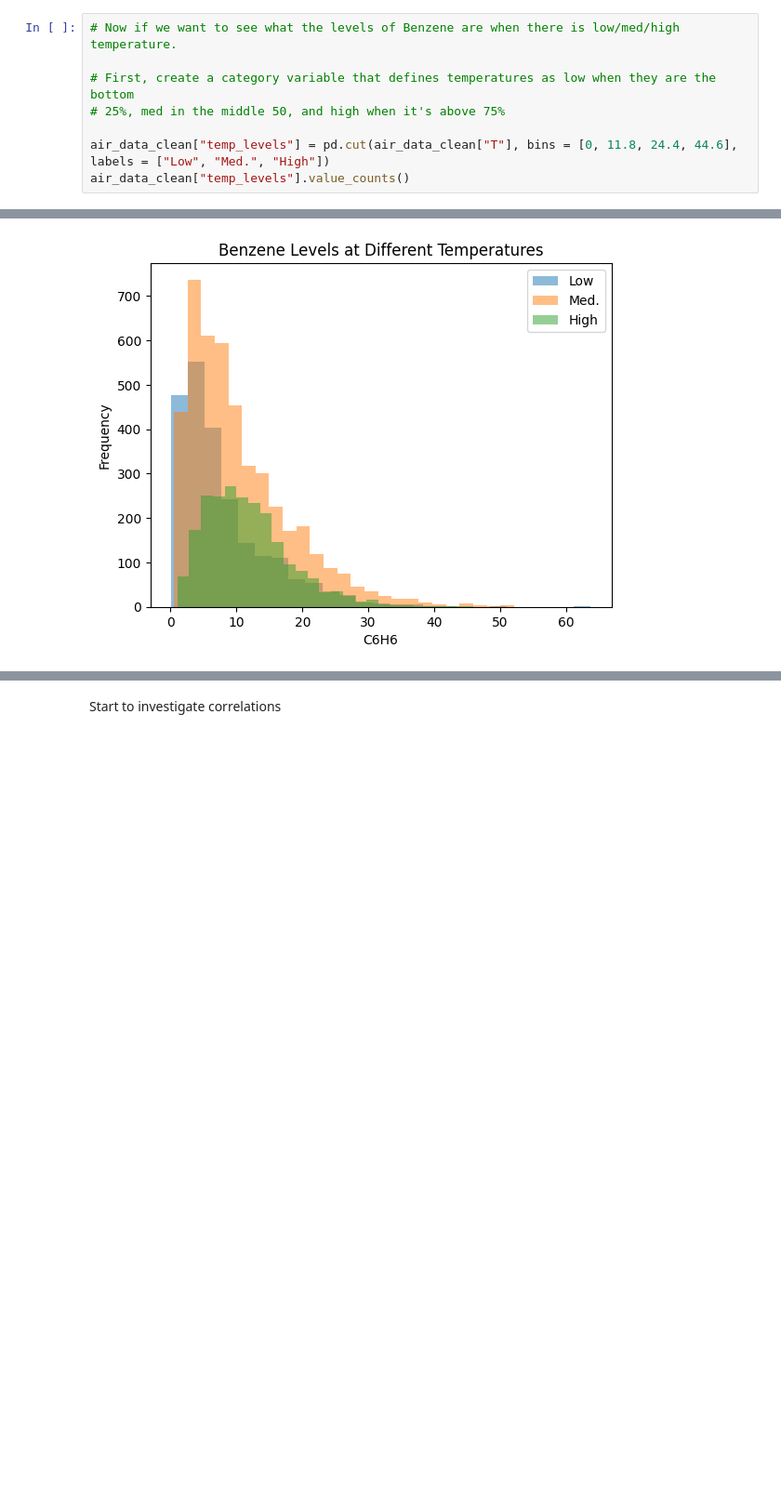
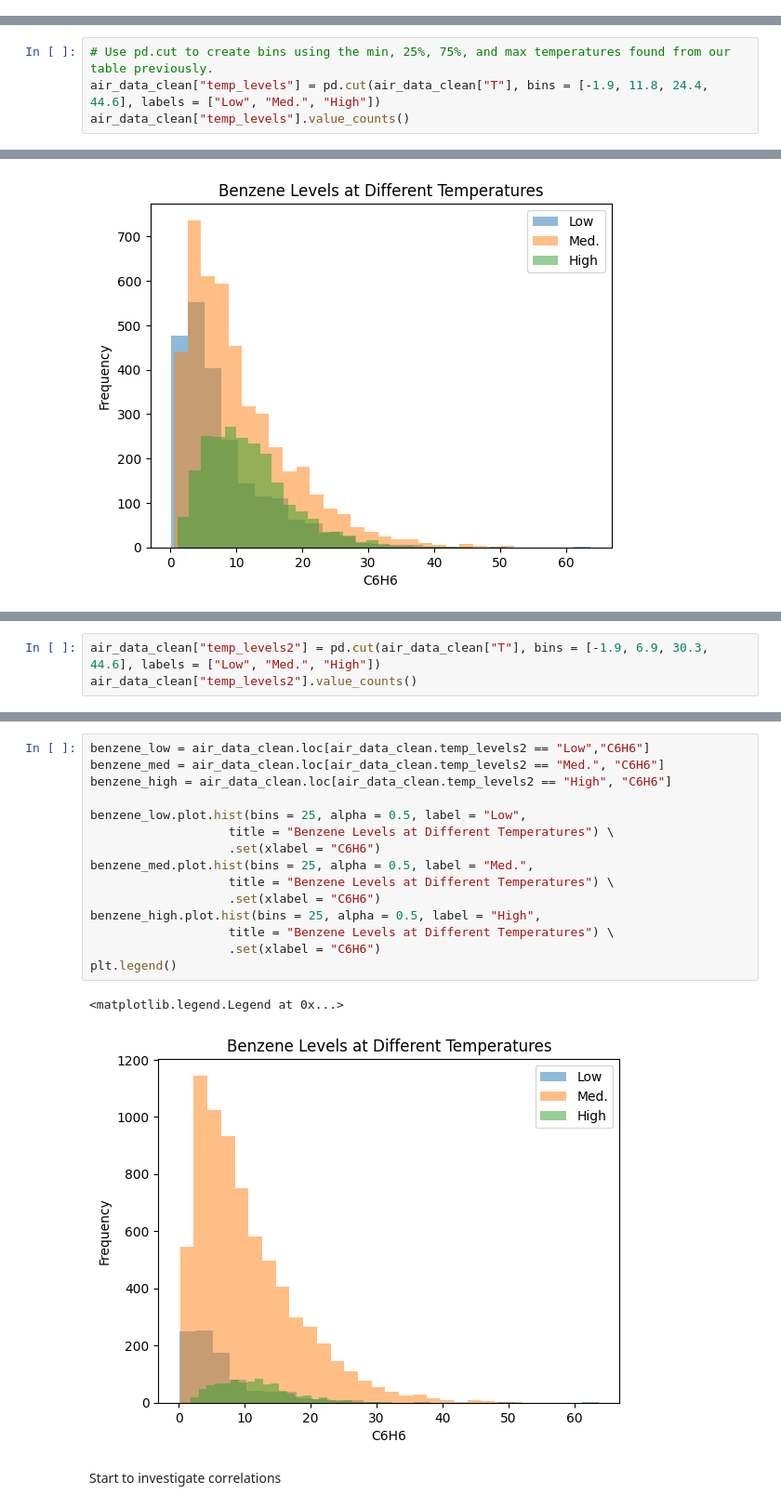
Before and after one commit to YefridC09/ST-554-Project1-Template, a Jupyter notebook: Task2/st554_project1_task2.ipynb, the cells around one changed output, grey strips where cells are left out. Shown at 93% size. Drawn from its saved outputs; the diff is of its cells as text; blank space fills up the shorter version.

```diff
--- a/Task2/st554_project1_task2.ipynb
+++ b/Task2/st554_project1_task2.ipynb
@@ -291,8 +290,0 @@ I would be curious to know if the concentration of Benzene found in our atmosphe
-# %%
-# Now if we want to see what the levels of Benzene are when there is low/med/high temperature.
-
-# First, create a category variable that defines temperatures as low when they are the bottom
-# 25%, med in the middle 50, and high when it's above 75%
-
-air_data_clean["temp_levels"] = pd.cut(air_data_clean["T"], bins = [0, 11.8, 24.4, 44.6], labels = ["Low", "Med.", "High"])
-air_data_clean["temp_levels"].value_counts()
@@ -310,0 +291,4 @@ dtype: int64
+# %%
+# Use pd.cut to create bins using the min, 25%, 75%, and max temperatures found from our table previously.
+air_data_clean["temp_levels"] = pd.cut(air_data_clean["T"], bins = [-1.9, 11.8, 24.4, 44.6], labels = ["Low", "Med.", "High"])
+air_data_clean["temp_levels"].value_counts()
@@ -334,0 +343,3 @@ This was a pretty conservative measure of "low/med/high" temps. Let's see how th
+# %%
+air_data_clean["temp_levels2"] = pd.cut(air_data_clean["T"], bins = [-1.9, 6.9, 30.3, 44.6], labels = ["Low", "Med.", "High"])
+air_data_clean["temp_levels2"].value_counts()
@@ -335,3 +358,21 @@ This was a pretty conservative measure of "low/med/high" temps. Let's see how th
+# %%
+benzene_low = air_data_clean.loc[air_data_clean.temp_levels2 == "Low","C6H6"]
+benzene_med = air_data_clean.loc[air_data_clean.temp_levels2 == "Med.", "C6H6"]
+benzene_high = air_data_clean.loc[air_data_clean.temp_levels2 == "High", "C6H6"]
+
+benzene_low.plot.hist(bins = 25, alpha = 0.5, label = "Low",
+                   title = "Benzene Levels at Different Temperatures") \
+                   .set(xlabel = "C6H6")
+benzene_med.plot.hist(bins = 25, alpha = 0.5, label = "Med.",
+                   title = "Benzene Levels at Different Temperatures") \
+                   .set(xlabel = "C6H6")
+benzene_high.plot.hist(bins = 25, alpha = 0.5, label = "High",
+                   title = "Benzene Levels at Different Temperatures") \
+                   .set(xlabel = "C6H6")
+plt.legend()
+# %% [output]
+<matplotlib.legend.Legend at 0x...>
+[figure, added]
 # %% [markdown]
 Start to investigate correlations
 # %%
```
Also changed, not shown: parts of 33 cells of this notebook.
